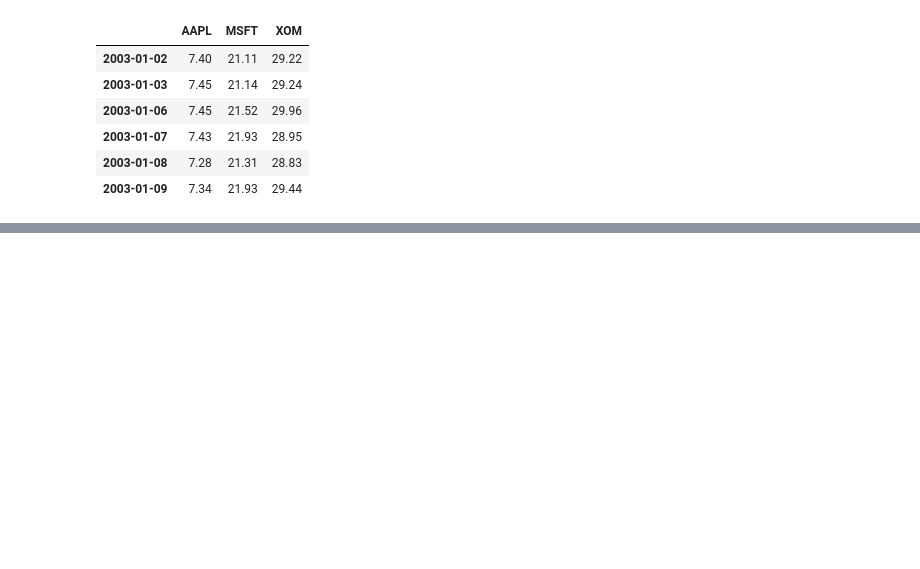
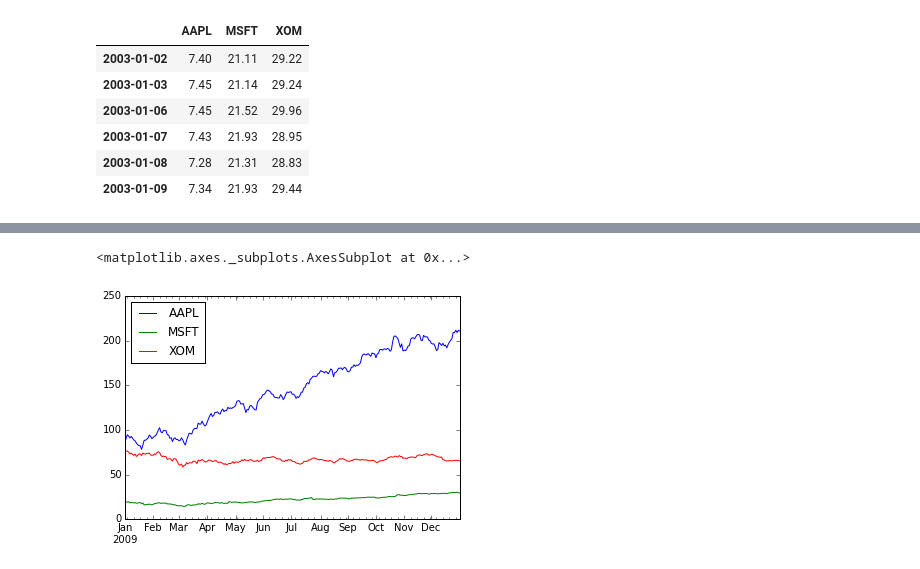
Before and after one commit to aenfield/random, a Jupyter notebook: PythonForDataAnalysisCh10.ipynb, the cells around one changed output, grey strips where cells are left out. Cells and saved outputs as stored; diff of their text form; code cells hidden in the pictures; blank space fills up the shorter version.

```diff
--- a/PythonForDataAnalysisCh10.ipynb
+++ b/PythonForDataAnalysisCh10.ipynb
@@ -1220,0 +1226,5 @@ close_px[:6]
+# %%
+close_px.ix['2009'].plot()
+# %% [output]
+<matplotlib.axes._subplots.AxesSubplot at 0x...>
+[figure, added]
```
Also changed, not shown: parts of 38 cells of this notebook.
